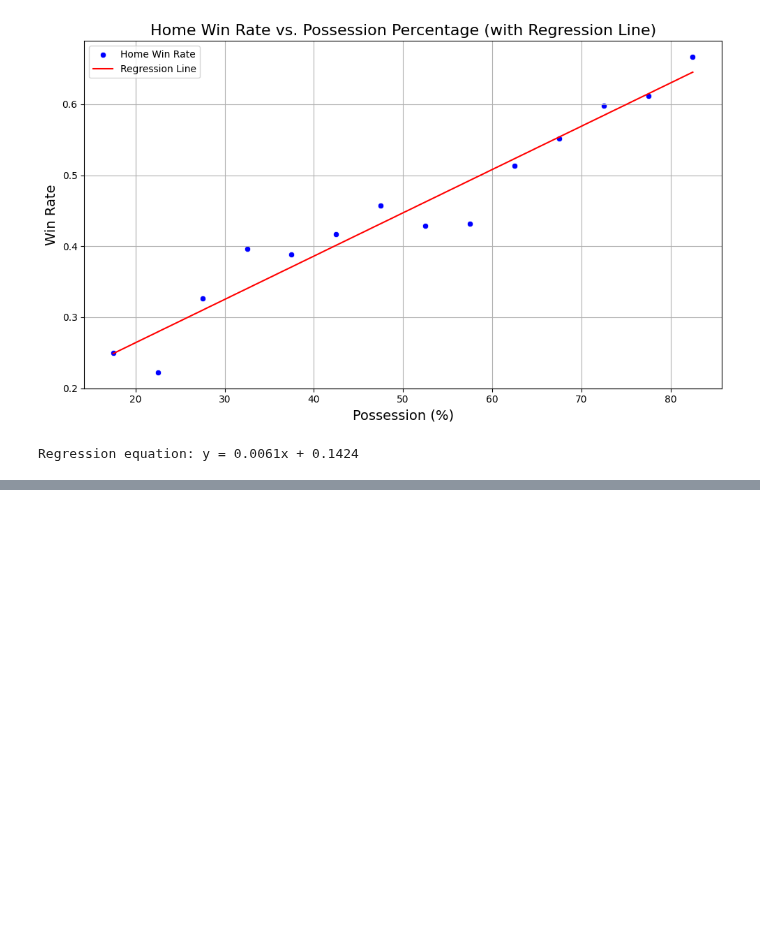
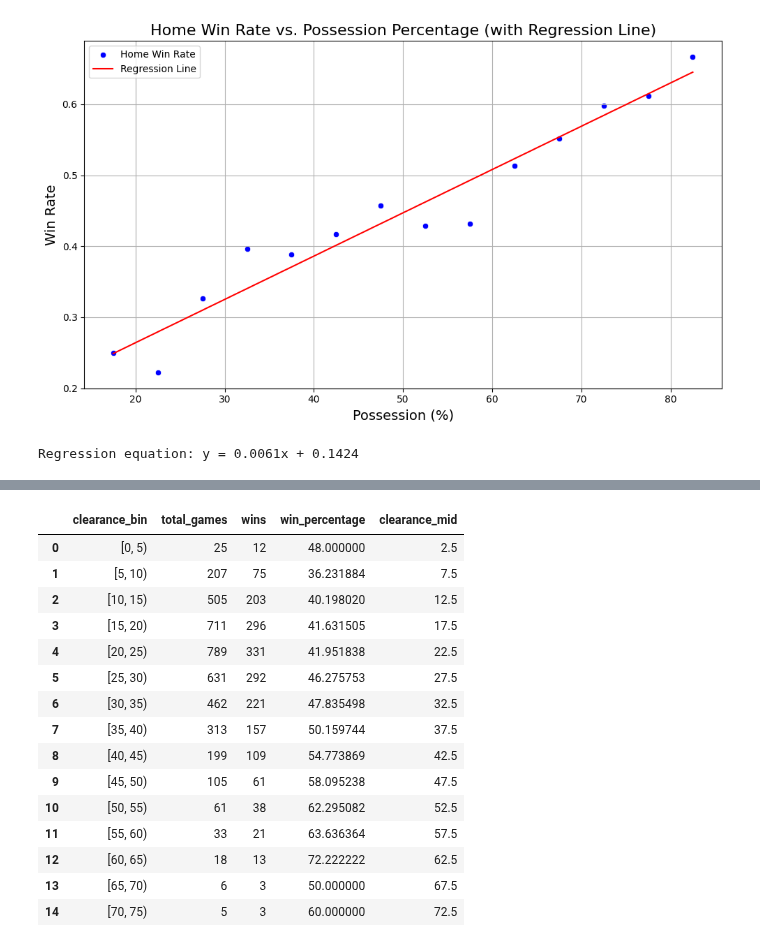
Before and after one commit to 1shaked/year_3, a Jupyter notebook: BI/ETL/df_full_premierleague.ipynb, the cells around one changed output, grey strips where cells are left out. Saved outputs shown, nothing was run; the diff lists cells and outputs as text; code cells hidden in the pictures; blank space fills up the shorter version.

```diff
--- a/BI/ETL/df_full_premierleague.ipynb
+++ b/BI/ETL/df_full_premierleague.ipynb
@@ -314,0 +331,31 @@ win_data
+# %%
+# Create bins of 5 for clearances
+bins = range(0, int(df['home_clearances'].max()) + 5, 5)  # Ensure max is an integer
+clearance_data_binned = df.copy()
+
+# Bin the clearances into intervals of 5
+clearance_data_binned['clearance_bin'] = pd.cut(clearance_data_binned['home_clearances'], bins=bins, right=False)
+
+# Group by clearance bins and calculate win percentage
+clearance_data_binned = clearance_data_binned.groupby('clearance_bin').agg(
+    total_games=('result', 'size'),
+    wins=('result', lambda x: (x == 'HW').sum())
+).reset_index()
+clearance_data_binned['win_percentage'] = (clearance_data_binned['wins'] / clearance_data_binned['total_games']) * 100
+
+# Convert bin intervals to numeric (midpoints) for plotting
+clearance_data_binned['clearance_mid'] = clearance_data_binned['clearance_bin'].apply(lambda x: x.mid)
+clearance_data_binned_only_big = clearance_data_binned[clearance_data_binned['total_games'] > 10]
+# Plot: Clearance Bins vs Win Percentage
+fig_clearance_bins = px.scatter(
+    clearance_data_binned_only_big,
+    x='clearance_mid',
+    y='win_percentage',
+    size='total_games',
+    title='Win Percentage vs Clearance Bins',
+    labels={'clearance_mid': 'Clearances (Binned)', 'win_percentage': 'Win Percentage (%)'},
+    template='plotly_white',
+    # trendline='ols'
+)
+fig_clearance_bins.update_traces(mode='lines+markers')
+fig_clearance_bins.show()
@@ -314,0 +419,19 @@ win_data
+# %%
+clearance_data_binned
+# %% [output]
+|  | clearance_bin | total_games | wins | win_percentage | clearance_mid |
+| 0 | [0, 5) | 25 | 12 | 48.000000 | 2.5 |
+| 1 | [5, 10) | 207 | 75 | 36.231884 | 7.5 |
+| 2 | [10, 15) | 505 | 203 | 40.198020 | 12.5 |
+| 3 | [15, 20) | 711 | 296 | 41.631505 | 17.5 |
+| 4 | [20, 25) | 789 | 331 | 41.951838 | 22.5 |
+| 5 | [25, 30) | 631 | 292 | 46.275753 | 27.5 |
+| 6 | [30, 35) | 462 | 221 | 47.835498 | 32.5 |
+| 7 | [35, 40) | 313 | 157 | 50.159744 | 37.5 |
+| 8 | [40, 45) | 199 | 109 | 54.773869 | 42.5 |
+| 9 | [45, 50) | 105 | 61 | 58.095238 | 47.5 |
+| 10 | [50, 55) | 61 | 38 | 62.295082 | 52.5 |
+| 11 | [55, 60) | 33 | 21 | 63.636364 | 57.5 |
+| 12 | [60, 65) | 18 | 13 | 72.222222 | 62.5 |
+| 13 | [65, 70) | 6 | 3 | 50.000000 | 67.5 |
+| 14 | [70, 75) | 5 | 3 | 60.000000 | 72.5 |
```
Also changed, not shown: parts of 7 cells of this notebook.
